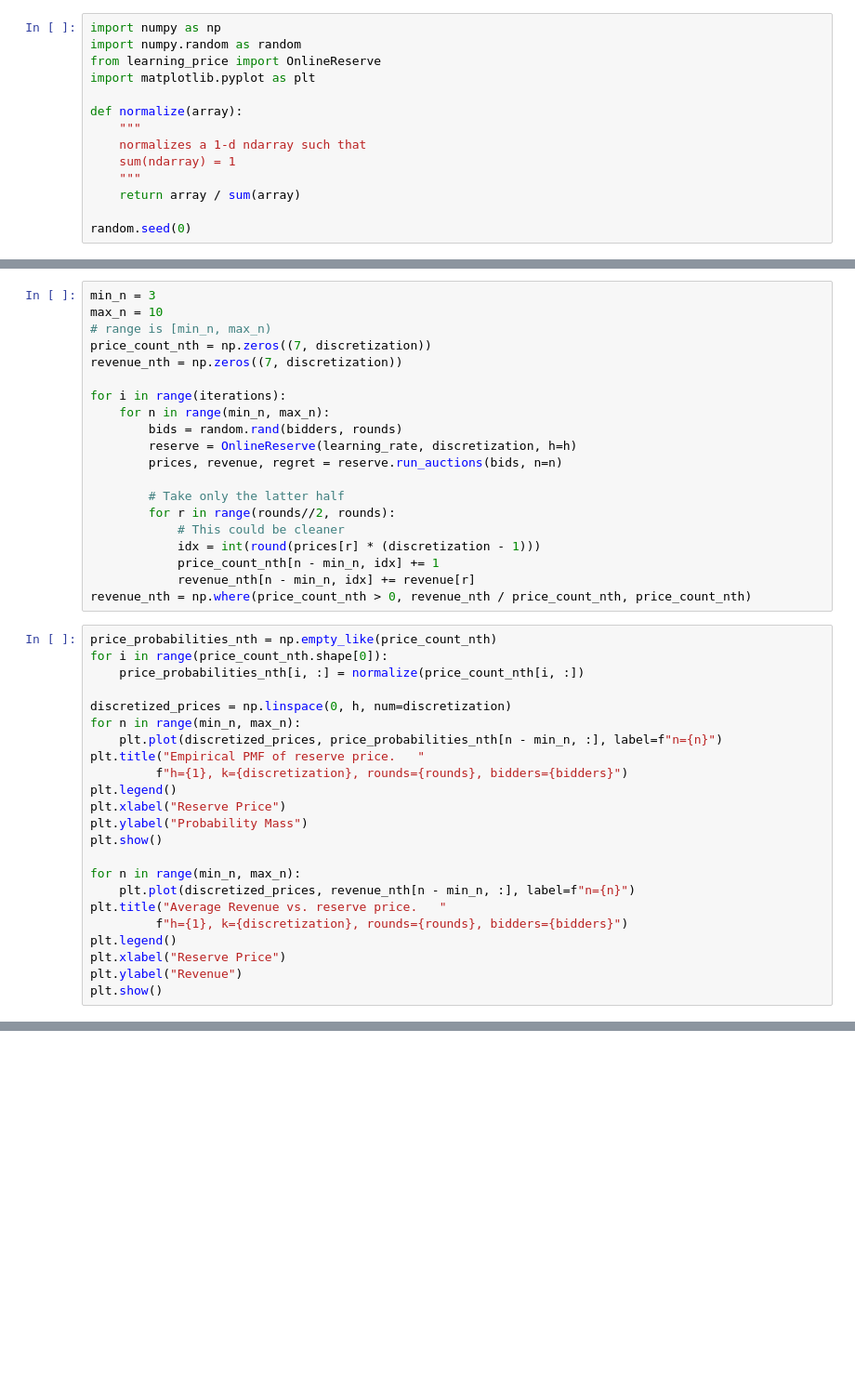
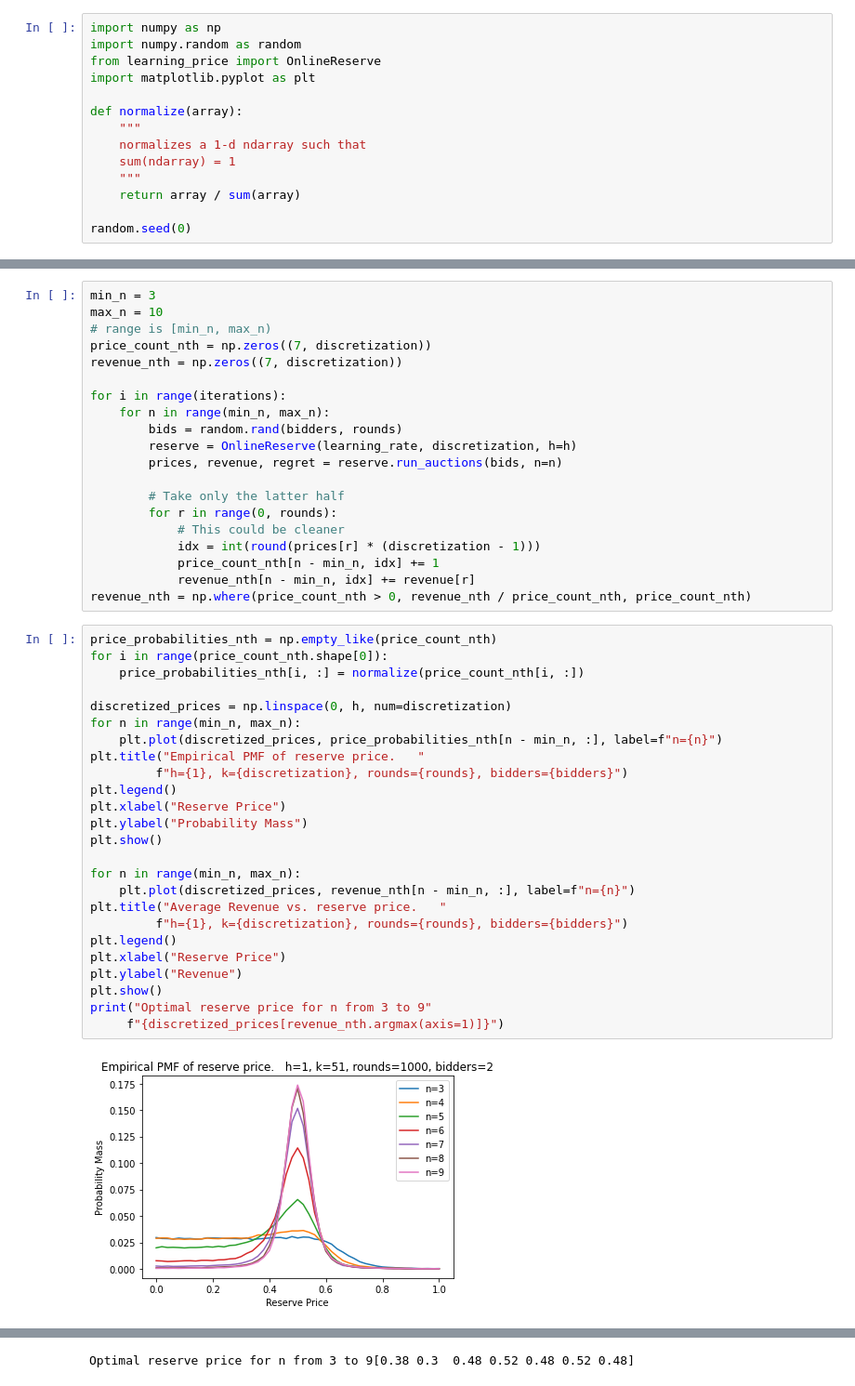
Before and after one commit to abugler/om_project_4, a Jupyter notebook: part_1.ipynb, the cells around one changed output, grey strips where cells are left out. Shown at 93% size. Cells and saved outputs as stored; diff of their text form; blank space fills up the shorter version.

```diff
--- a/part_1.ipynb
+++ b/part_1.ipynb
@@ -73,7 +73,7 @@ for i in range(iterations):
         prices, revenue, regret = reserve.run_auctions(bids, n=n)
 
         # Take only the latter half
-        for r in range(rounds//2, rounds):
+        for r in range(0, rounds):
             # This could be cleaner
             idx = int(round(prices[r] * (discretization - 1)))
             price_count_nth[n - min_n, idx] += 1
@@ -82,23 +82,27 @@ revenue_nth = np.where(price_count_nth > 0, revenue_nth / price_count_nth, price
 # %%
 price_probabilities_nth = np.empty_like(price_count_nth)
 for i in range(price_count_nth.shape[0]):
     price_probabilities_nth[i, :] = normalize(price_count_nth[i, :])
 
 discretized_prices = np.linspace(0, h, num=discretization)
 for n in range(min_n, max_n):
     plt.plot(discretized_prices, price_probabilities_nth[n - min_n, :], label=f"n={n}")
 plt.title("Empirical PMF of reserve price.   "
          f"h={1}, k={discretization}, rounds={rounds}, bidders={bidders}")
 plt.legend()
 plt.xlabel("Reserve Price")
 plt.ylabel("Probability Mass")
 plt.show()
 
 for n in range(min_n, max_n):
     plt.plot(discretized_prices, revenue_nth[n - min_n, :], label=f"n={n}")
 plt.title("Average Revenue vs. reserve price.   "
          f"h={1}, k={discretization}, rounds={rounds}, bidders={bidders}")
 plt.legend()
 plt.xlabel("Reserve Price")
 plt.ylabel("Revenue")
 plt.show()
+print("Optimal reserve price for n from 3 to 9"
+     f"{discretized_prices[revenue_nth.argmax(axis=1)]}")
+# %% [output]
+[figure, added]
@@ -105 +110,2 @@ plt.show()
+Optimal reserve price for n from 3 to 9[0.38 0.3  0.48 0.52 0.48 0.52 0.48]
 # %%
```
Also changed, not shown: parts of 5 cells of this notebook, 1 other file.
